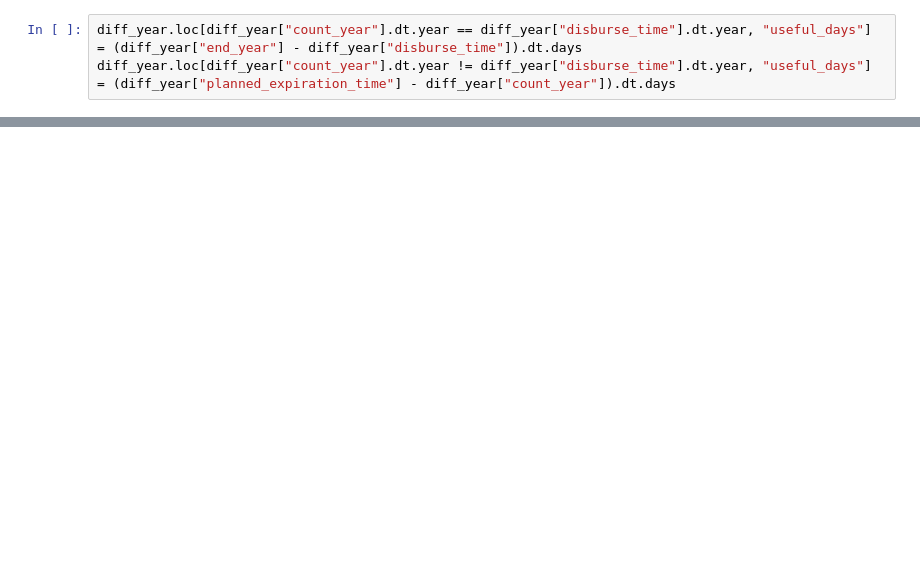
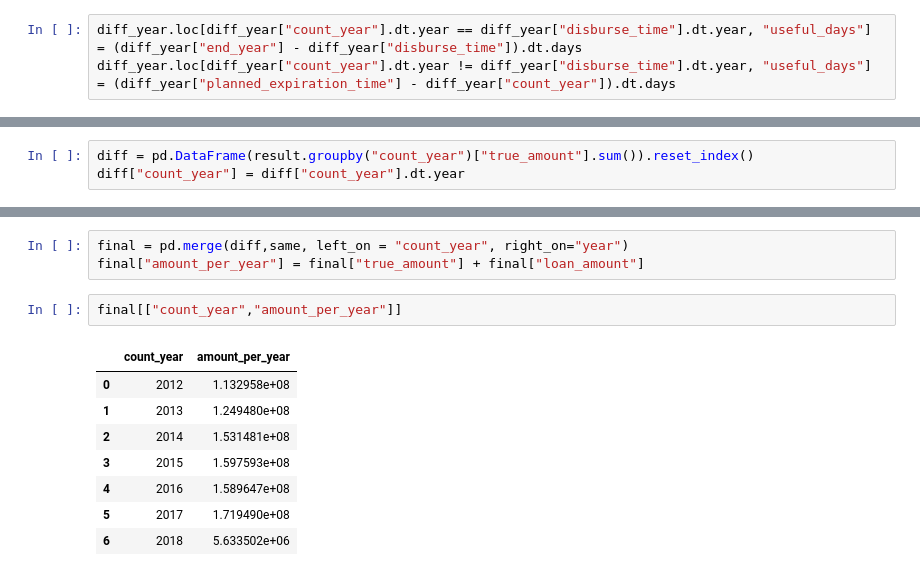
Before and after one commit to MarcoP9/FOCS, a Jupyter notebook: Project.ipynb, the cells around one changed output, grey strips where cells are left out. Drawn from its saved outputs; the diff is of its cells as text; blank space fills up the shorter version.

```diff
--- a/Project.ipynb
+++ b/Project.ipynb
@@ -483,0 +484,3 @@ diff_year
+# %%
+diff = pd.DataFrame(result.groupby("count_year")["true_amount"].sum()).reset_index()
+diff["count_year"] = diff["count_year"].dt.year
@@ -483,0 +489,14 @@ diff_year
+# %%
+final = pd.merge(diff,same, left_on = "count_year", right_on="year")
+final["amount_per_year"] = final["true_amount"] + final["loan_amount"]
+# %%
+final[["count_year","amount_per_year"]]
+# %% [output]
+|  | count_year | amount_per_year |
+| 0 | 2012 | 1.132958e+08 |
+| 1 | 2013 | 1.249480e+08 |
+| 2 | 2014 | 1.531481e+08 |
+| 3 | 2015 | 1.597593e+08 |
+| 4 | 2016 | 1.589647e+08 |
+| 5 | 2017 | 1.719490e+08 |
+| 6 | 2018 | 5.633502e+06 |
```
Also changed, not shown: parts of 38 cells of this notebook.
